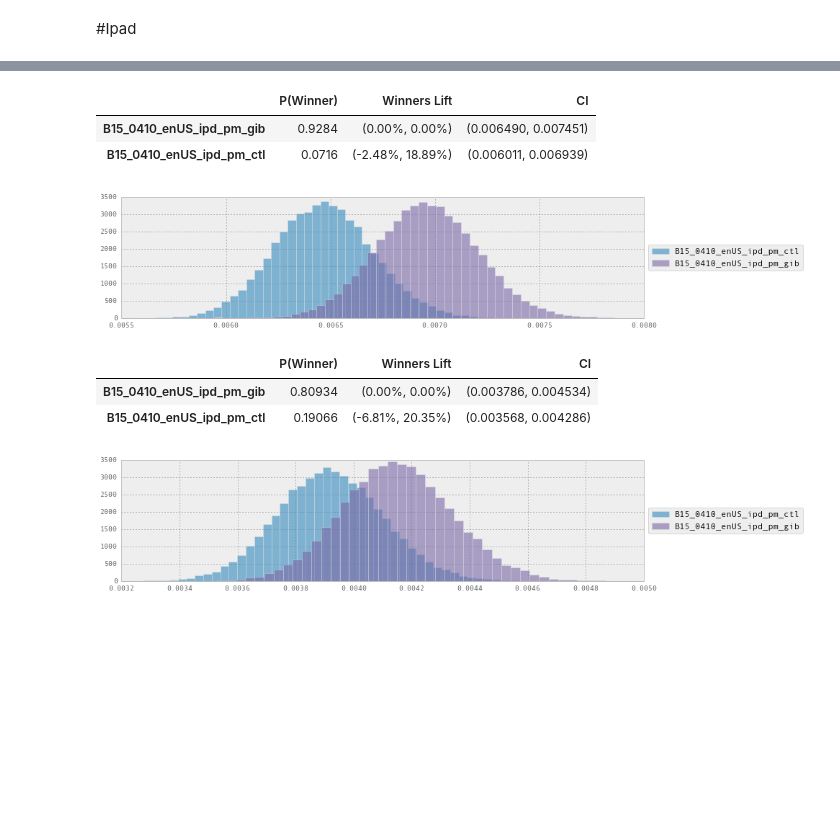
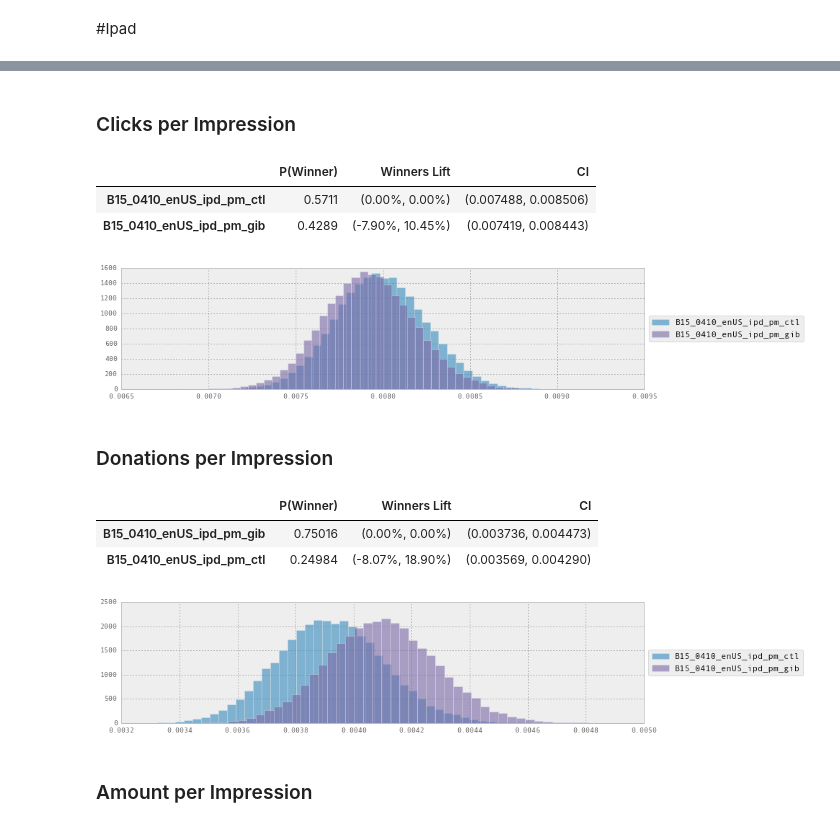
Before and after one commit to BUMET-CS-689-2018-03-O1-Data-Wrhs/wmf, a Jupyter notebook: fr/dashboard/python/dashboard_instances/Google Wallet2.ipynb, the cells around one changed output, grey strips where cells are left out. Drawn from its saved outputs; the diff is of its cells as text; code cells hidden in the pictures; blank space fills up the shorter version.

```diff
--- a/fr/dashboard/python/dashboard_instances/Google Wallet2.ipynb
+++ b/fr/dashboard/python/dashboard_instances/Google Wallet2.ipynb
@@ -162,14 +215,17 @@ t_mob_gw.rate_stats(a, b, rate = 'donations/impressions')
 # %% [markdown]
 #Ipad
+# %%
+a = 'B15_0410_enUS_ipd_pm_ctl'
+b = 'B15_0410_enUS_ipd_pm_gib'
+c = 'B15_0410_enUS_ipd_pm_gib2'
 # %%
- a = 'B15_0410_enUS_ipd_pm_ctl'
-b = 'B15_0410_enUS_ipd_pm_gib'
-t_ipd = Test(a, b, start=start, stop = end)
+
+t_ipd = Test(a, b,c, start=start, stop = end)
 #t_ipd.get_payment_method_details()
 # %%
 # Doctor the Click and Donation Counts
 clicks = 41
-conversion_rate = 0.7
+conversion_rate = 0.55
 average_donation = 9.6
 t_ipd_gw = doctor_payment_data(t_ipd, clicks, conversion_rate, average_donation, b, 'gw' )
 t_ipd_gw.get_payment_method_details()
@@ -185,14 +244,20 @@ t_ipd_gw.get_payment_method_details()
+# %% [markdown]
+### Clicks per Impression
 # %%
-t_ipd_gw.rate_stats(a, b, rate = 'clicks/impressions')
+t_ipd_gw.rate_stats(a, b, rate = 'clicks/impressions', conf = 95)
 # %% [output]
 |  | P(Winner) | Winners Lift | CI |
-| B15_0410_enUS_ipd_pm_gib | 0.9284 | (0.00%, 0.00%) | (0.006490, 0.007451) |
-| B15_0410_enUS_ipd_pm_ctl | 0.0716 | (-2.48%, 18.89%) | (0.006011, 0.006939) |
+| B15_0410_enUS_ipd_pm_ctl | 0.5711 | (0.00%, 0.00%) | (0.007488, 0.008506) |
+| B15_0410_enUS_ipd_pm_gib | 0.4289 | (-7.90%, 10.45%) | (0.007419, 0.008443) |
-[figure, old version]
+[figure, new version]
+# %% [markdown]
+### Donations per Impression
 # %%
-t_ipd_gw.rate_stats(a, b, rate = 'donations/impressions')
+t_ipd_gw.rate_stats(a, b, rate = 'donations/impressions', conf = 95)
 # %% [output]
 |  | P(Winner) | Winners Lift | CI |
-| B15_0410_enUS_ipd_pm_gib | 0.80934 | (0.00%, 0.00%) | (0.003786, 0.004534) |
-| B15_0410_enUS_ipd_pm_ctl | 0.19066 | (-6.81%, 20.35%) | (0.003568, 0.004286) |
+| B15_0410_enUS_ipd_pm_gib | 0.75016 | (0.00%, 0.00%) | (0.003736, 0.004473) |
+| B15_0410_enUS_ipd_pm_ctl | 0.24984 | (-8.07%, 18.90%) | (0.003569, 0.004290) |
-[figure, old version]
+[figure, new version]
+# %% [markdown]
+### Amount per Impression
```
Also changed, not shown: parts of 24 cells of this notebook, 8 other files.
